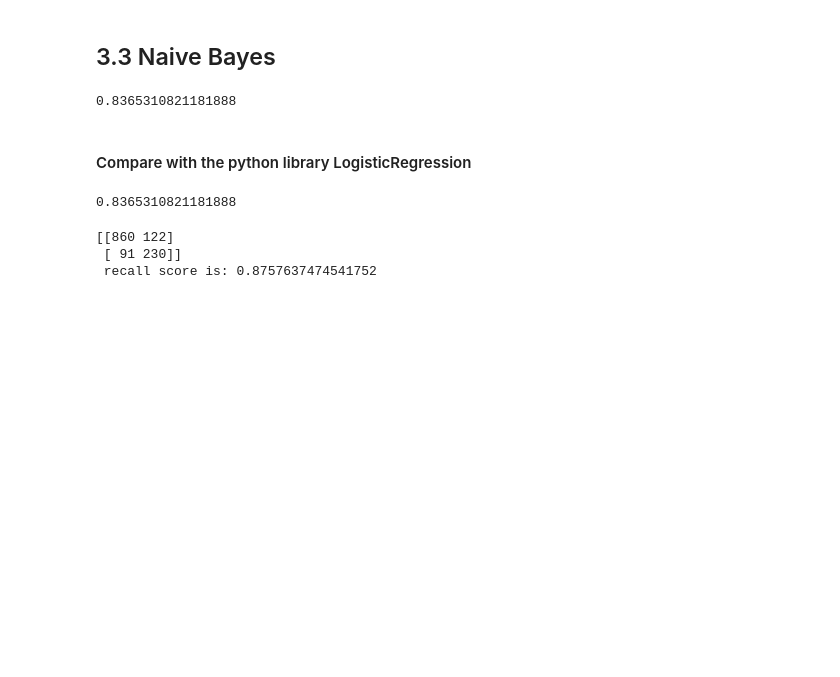
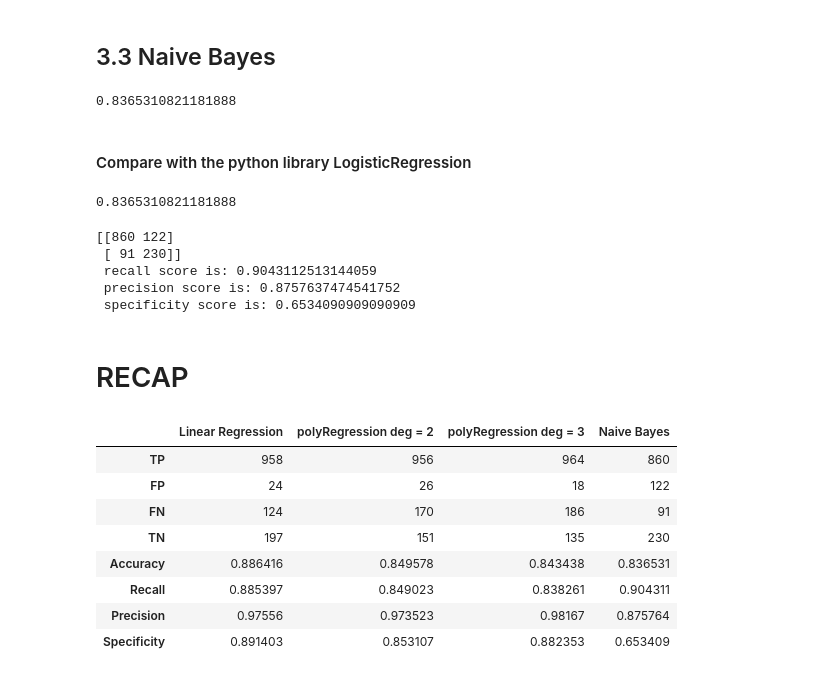
Before and after one commit to pommier1989235/Project-FDS, a Jupyter notebook: project1.ipynb, the cells around one changed output. Saved outputs shown, nothing was run; the diff lists cells and outputs as text; code cells hidden in the pictures; blank space fills up the shorter version.

```diff
--- a/project1.ipynb
+++ b/project1.ipynb
@@ -410,11 +431,12 @@ print(cm, '\n', 'recall score is: {} '.format(recall))
 # %% [markdown]
 ## 3.3 Naive Bayes
 # %%
-x_train,x_test,y_train,y_test=train_test_split(X,y,random_state=4,test_size=0.2)
+x_train_nb,x_test_nb,y_train_nb,y_test_nb=train_test_split(X,y,random_state=4,test_size=0.2)
 
 model = BernoulliNaiveBayes()
-model.fit(x_train, y_train)
-model.score(x_test, y_test)
+model.fit(x_train_nb, y_train_nb)
+accuracy_nb = model.score(x_test_nb, y_test_nb)
+accuracy_nb
 # %% [output]
 0.8365310821181888
 # %% [markdown]
@@ -422,20 +444,58 @@ model.score(x_test, y_test)
 # %%
 # Compare with sklearn
 sk_model = BernoulliNB()
-sk_model.fit(x_train, y_train)
-sk_model.score(x_test, y_test)
+sk_model.fit(x_train_nb, y_train_nb)
+sk_model.score(x_test_nb, y_test_nb)
 # %% [output]
 0.8365310821181888
-# %%
-# Naive Bayes
-
-model = BernoulliNaiveBayes()
-model.fit(x_train, y_train)
-predictions = model.predict(x_test)
-cm = confusion_matrix(y_test, predictions)
-recall = cm[0,0]/(cm[0,0] + cm[0,1])
-print(cm, '\n', 'recall score is: {} '.format(recall))
-# %% [output]
-[[860 122]
- [ 91 230]]
- recall score is: 0.8757637474541752
+# %%
+# Naive Bayes
+
+model = BernoulliNaiveBayes()
+model.fit(x_train_nb, y_train_nb)
+predictions_nb = model.predict(x_test_nb)
+cm_nb = confusion_matrix(y_test_nb, predictions_nb)
+recall_nb = cm_nb[0,0]/(cm_nb[0,0] + cm_nb[1,0])
+precision_nb = cm_nb[0,0]/(cm_nb[0,0] + cm_nb[0,1])
+specificity_nb = cm_nb[1,1]/(cm_nb[1,1] + cm_nb[0,1])
+print(cm_nb, '\n', 'recall score is: {} \n precision score is: {} \n specificity score is: {}'.format(recall_nb,precision_nb,specificity_nb))
+# %% [output]
+[[860 122]
+ [ 91 230]]
+ recall score is: 0.9043112513144059
+ precision score is: 0.8757637474541752
+ specificity score is: 0.6534090909090909
+# %% [markdown]
+# RECAP
+# %%
+col = ['Linear Regression', 'polyRegression deg = 2', 'polyRegression deg = 3', 'Naive Bayes']
+index = ['TP', 'FP', 'FN', 'TN','Accuracy', 'Recall', 'Precision', 'Specificity']
+performance = pd.DataFrame(index = index, columns = col)
+
+#lr
+performance.iloc[0:4,0] = [cm_lr[0,0],cm_lr[0,1],cm_lr[1,0],cm_lr[1,1]]
+
+#2r
+performance.iloc[0:4,1] = [cm_2[0,0],cm_2[0,1],cm_2[1,0],cm_2[1,1]]
+
+#3r
+performance.iloc[0:4,2] = [cm_3[0,0],cm_3[0,1],cm_3[1,0],cm_3[1,1]]
+
+#NB
+performance.iloc[0:4,3] = [cm_nb[0,0],cm_nb[0,1],cm_nb[1,0],cm_nb[1,1]]
+
+performance.loc['Accuracy',:] = [accuracy_lr, accuracy_2r, accuracy_3r, accuracy_nb]
+performance.loc['Recall',:] = [recall_lr, recall_2, recall_3, recall_nb]
+performance.loc['Precision',:] = [precision_lr, precision_2, precision_3, precision_nb]
+performance.loc['Specificity',:] = [specificity_lr, specificity_2, specificity_3, specificity_nb]
+performance
+# %% [output]
+|  | Linear Regression | polyRegression deg = 2 | polyRegression deg = 3 | Naive Bayes |
+| TP | 958 | 956 | 964 | 860 |
+| FP | 24 | 26 | 18 | 122 |
+| FN | 124 | 170 | 186 | 91 |
+| TN | 197 | 151 | 135 | 230 |
+| Accuracy | 0.886416 | 0.849578 | 0.843438 | 0.836531 |
+| Recall | 0.885397 | 0.849023 | 0.838261 | 0.904311 |
+| Precision | 0.97556 | 0.973523 | 0.98167 | 0.875764 |
+| Specificity | 0.891403 | 0.853107 | 0.882353 | 0.653409 |
```
Also changed, not shown: parts of 10 cells of this notebook.
